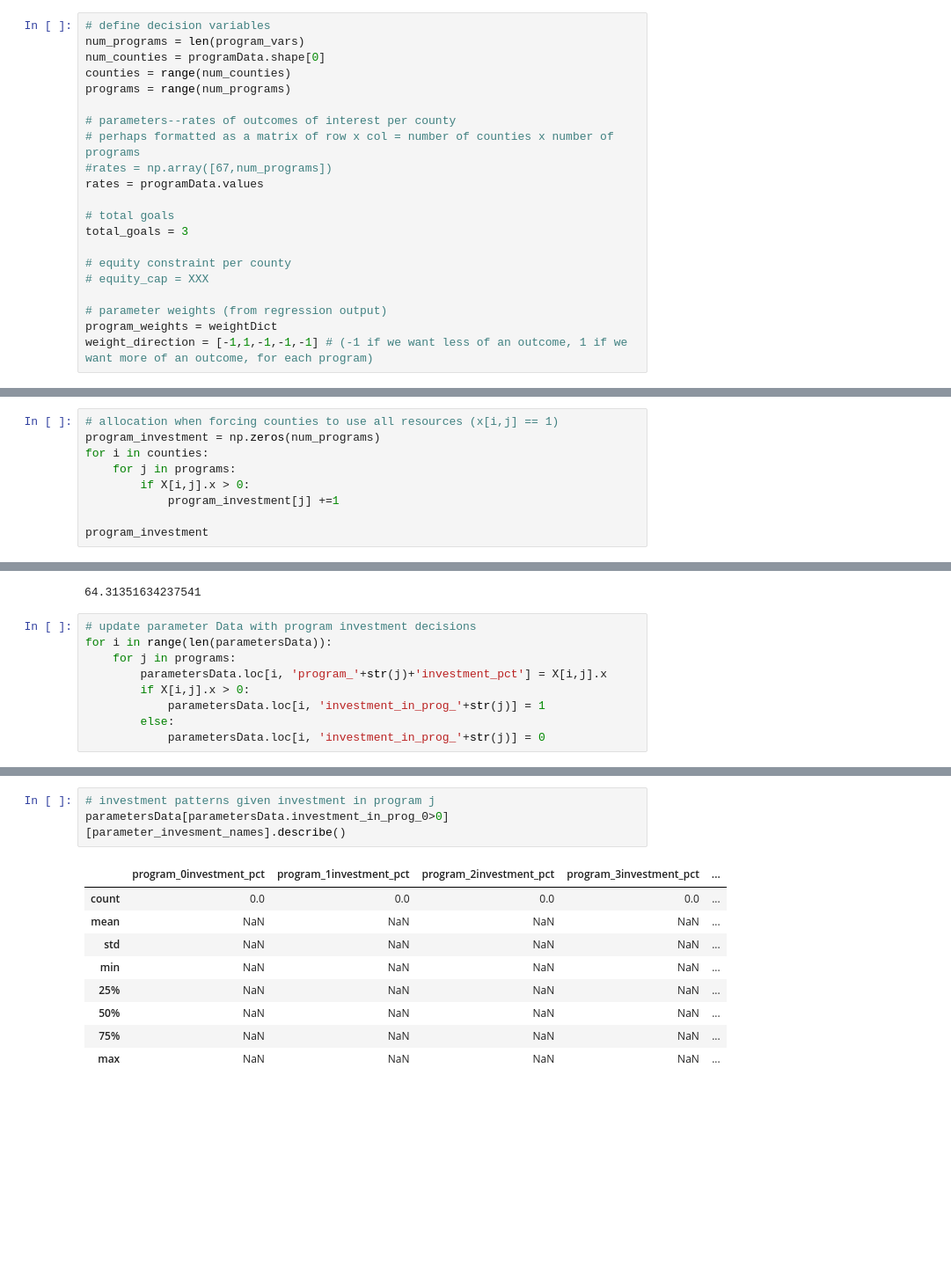
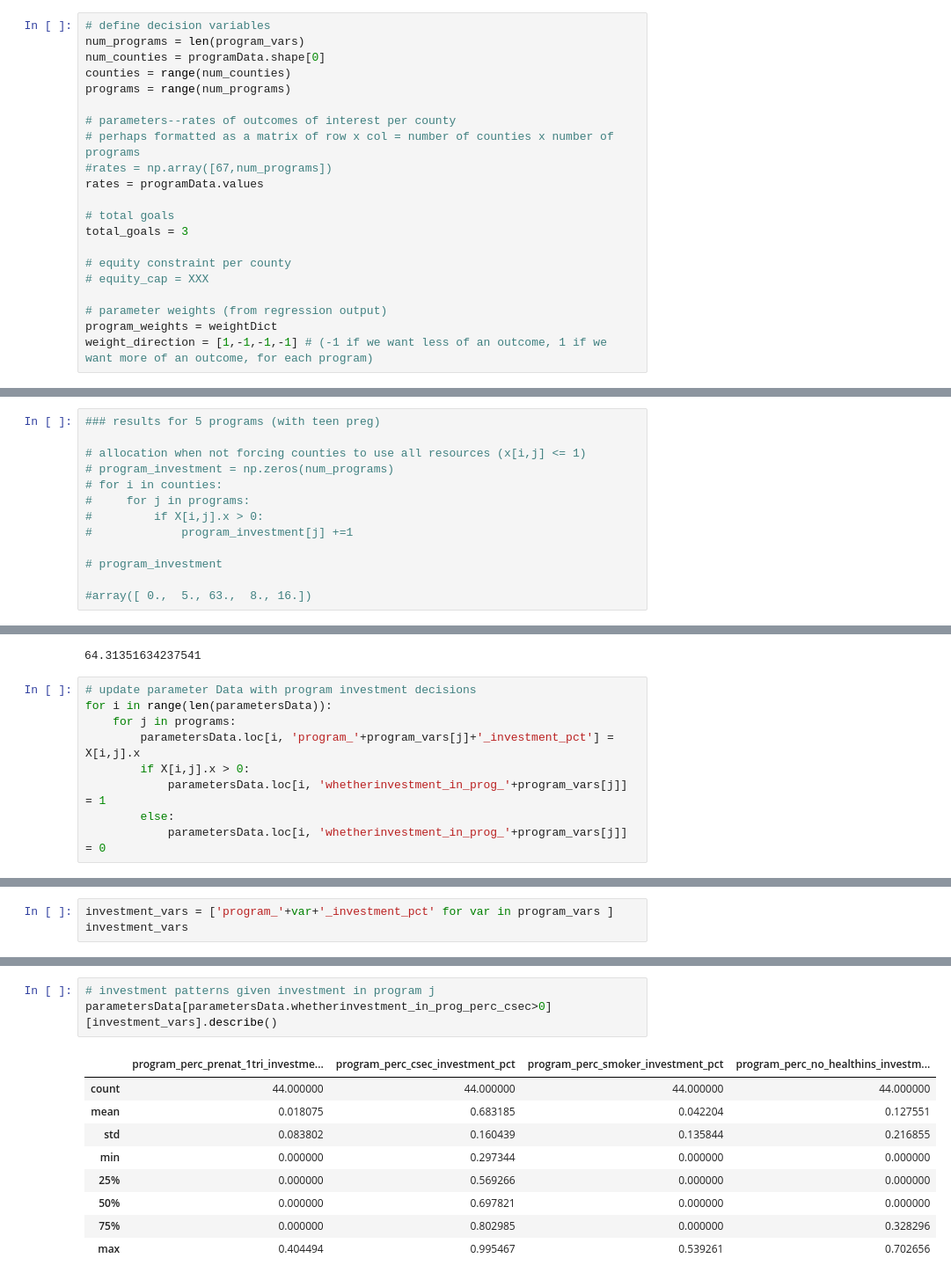
Before and after one commit to cleung-2/dabp_final, a Jupyter notebook: OptimizationCode.ipynb, the cells around one changed output, grey strips where cells are left out. Shown: that part at 88% size. Cells and saved outputs as stored; diff of their text form; blank space fills up the shorter version.

```diff
--- a/OptimizationCode.ipynb
+++ b/OptimizationCode.ipynb
@@ -120,7 +120,7 @@ total_goals = 3
 
 # parameter weights (from regression output)
 program_weights = weightDict
-weight_direction = [-1,1,-1,-1,-1] # (-1 if we want less of an outcome, 1 if we want more of an outcome, for each program)
+weight_direction = [1,-1,-1,-1] # (-1 if we want less of an outcome, 1 if we want more of an outcome, for each program)
 # %% [markdown]
 #### Model setup
 # %%
@@ -224,9 +216,13 @@ array([ 0.,  5., 63.,  8., 16.])
 # %%
-# allocation when forcing counties to use all resources (x[i,j] == 1)
-program_investment = np.zeros(num_programs)
-for i in counties:
-    for j in programs:
-        if X[i,j].x > 0:
-            program_investment[j] +=1
+### results for 5 programs (with teen preg)
 
-program_investment
+# allocation when not forcing counties to use all resources (x[i,j] <= 1)
+# program_investment = np.zeros(num_programs)
+# for i in counties:
+#     for j in programs:
+#         if X[i,j].x > 0:
+#             program_investment[j] +=1
+
+# program_investment
+
+#array([ 0.,  5., 63.,  8., 16.])
@@ -247,11 +254,11 @@ sum(baselineSum)
 # update parameter Data with program investment decisions
 for i in range(len(parametersData)):
     for j in programs:
-        parametersData.loc[i, 'program_'+str(j)+'investment_pct'] = X[i,j].x
+        parametersData.loc[i, 'program_'+program_vars[j]+'_investment_pct'] = X[i,j].x
         if X[i,j].x > 0:
-            parametersData.loc[i, 'investment_in_prog_'+str(j)] = 1
+            parametersData.loc[i, 'whetherinvestment_in_prog_'+program_vars[j]] = 1
         else:
-            parametersData.loc[i, 'investment_in_prog_'+str(j)] = 0
+            parametersData.loc[i, 'whetherinvestment_in_prog_'+program_vars[j]] = 0
 # %%
 parametersData
 # %% [output]
@@ -272,0 +278,3 @@ parameter_invesment_names=['program_0investment_pct', 'program_1investment_pct',
+# %%
+investment_vars = ['program_'+var+'_investment_pct' for var in program_vars ]
+investment_vars
@@ -281,14 +290,14 @@ program_vars
 # %%
 # investment patterns given investment in program j
-parametersData[parametersData.investment_in_prog_0>0][parameter_invesment_names].describe()
+parametersData[parametersData.whetherinvestment_in_prog_perc_csec>0][investment_vars].describe()
 # %% [output]
-|  | program_0investment_pct | program_1investment_pct | program_2investment_pct | program_3investment_pct | ... |
-| count | 0.0 | 0.0 | 0.0 | 0.0 | ... |
-| mean | NaN | NaN | NaN | NaN | ... |
-| std | NaN | NaN | NaN | NaN | ... |
-| min | NaN | NaN | NaN | NaN | ... |
-| 25% | NaN | NaN | NaN | NaN | ... |
-| 50% | NaN | NaN | NaN | NaN | ... |
-| 75% | NaN | NaN | NaN | NaN | ... |
-| max | NaN | NaN | NaN | NaN | ... |
+|  | program_perc_prenat_1tri_investme... | program_perc_csec_investment_pct | program_perc_smoker_investment_pct | program_perc_no_healthins_investm... |
+| count | 44.000000 | 44.000000 | 44.000000 | 44.000000 |
+| mean | 0.018075 | 0.683185 | 0.042204 | 0.127551 |
+| std | 0.083802 | 0.160439 | 0.135844 | 0.216855 |
+| min | 0.000000 | 0.297344 | 0.000000 | 0.000000 |
+| 25% | 0.000000 | 0.569266 | 0.000000 | 0.000000 |
+| 50% | 0.000000 | 0.697821 | 0.000000 | 0.000000 |
+| 75% | 0.000000 | 0.802985 | 0.000000 | 0.328296 |
+| max | 0.404494 | 0.995467 | 0.539261 | 0.702656 |
 # %%
```
Also changed, not shown: parts of 18 cells of this notebook.
